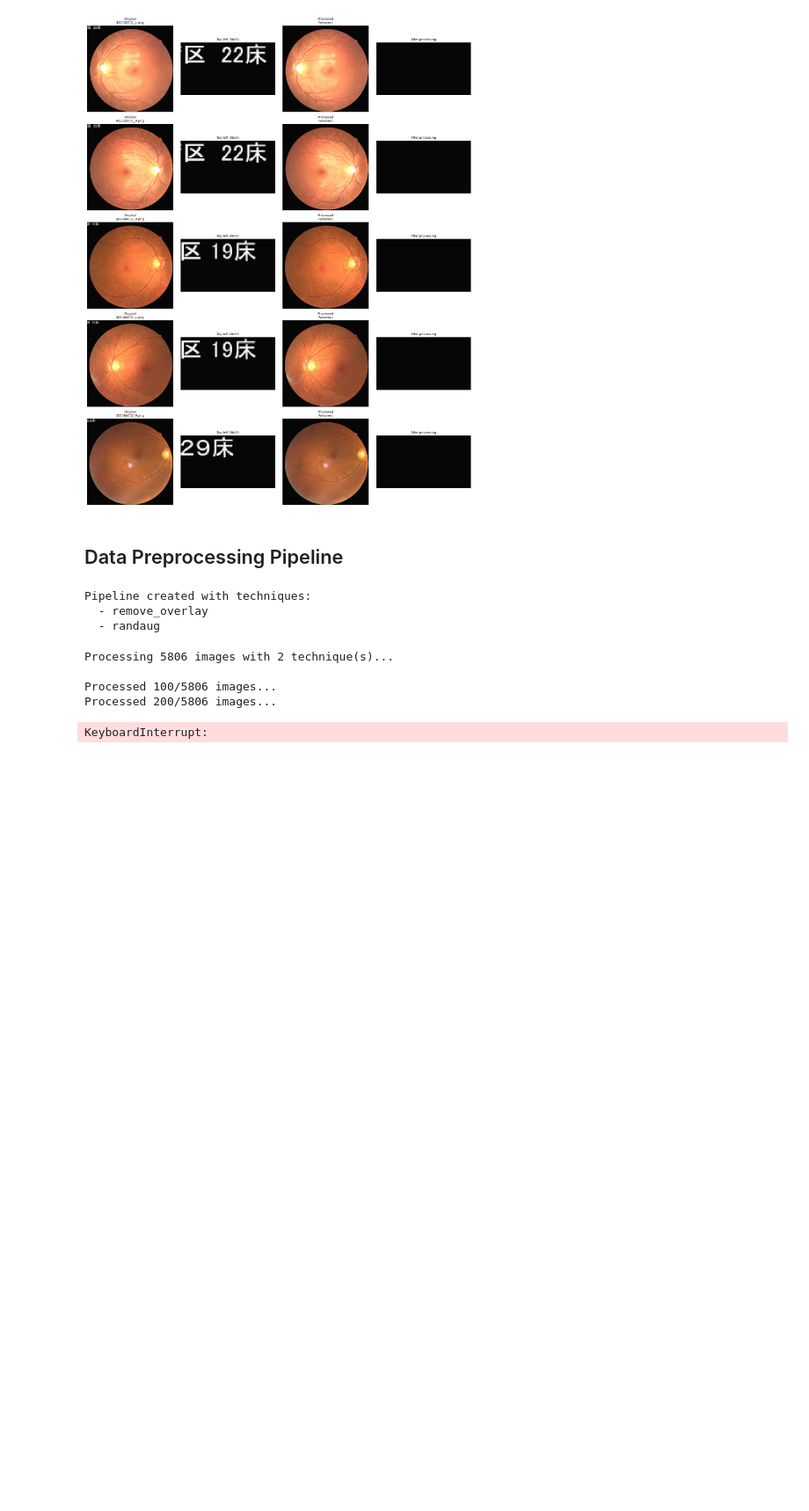
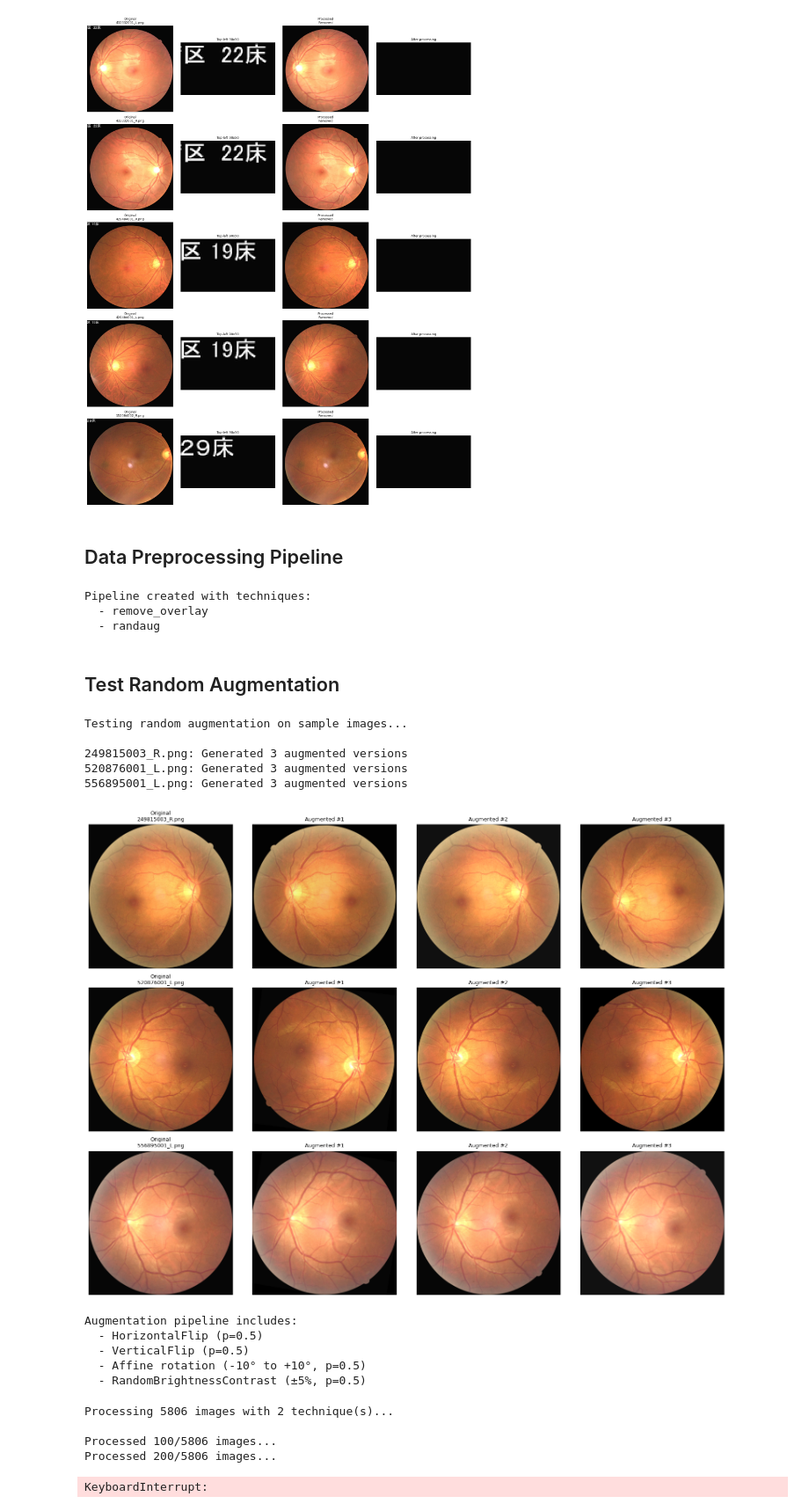
Before and after one commit to Hussain-AB/Project-Retinexis, a Jupyter notebook: CVD Risk/data/Data_prep.ipynb, the cells around one changed output. Shown at 88% size. Saved outputs shown, nothing was run; the diff lists cells and outputs as text; code cells hidden in the pictures; blank space fills up the shorter version.

Commit message:
added a test to visualise randaug

```diff
--- a/CVD Risk/data/Data_prep.ipynb
+++ b/CVD Risk/data/Data_prep.ipynb
@@ -226,6 +226,66 @@ for name, _ in preprocessor.techniques:
 Pipeline created with techniques:
   - remove_overlay
   - randaug
+# %% [markdown]
+## Test Random Augmentation
+# %%
+# Test random augmentation on 3 sample images, showing multiple augmentations
+print("Testing random augmentation on sample images...\n")
+
+# Pick 3 random images from the dataset
+np.random.seed(42)  # For reproducibility
+sample_paths = np.random.choice(retina_images, size=min(3, len(retina_images)), replace=False)
+
+# Show original + 3 augmented versions for each image
+num_augmentations = 3
+fig, axes = plt.subplots(len(sample_paths), num_augmentations + 1,
+                        figsize=(16, 4 * len(sample_paths)))
+
+if len(sample_paths) == 1:
+    axes = np.expand_dims(axes, axis=0)
+
+for i, img_path in enumerate(sample_paths):
+    img_bgr = cv2.imread(img_path)
+    if img_bgr is None:
+        print(f"Failed to read: {img_path}")
+        continue
+
+    img = cv2.cvtColor(img_bgr, cv2.COLOR_BGR2RGB)
+
+    # Show original
+    axes[i, 0].imshow(img)
+    axes[i, 0].set_title(f"Original\n{Path(img_path).name}", fontsize=9)
+    axes[i, 0].axis('off')
+
+    # Show multiple augmented versions
+    for j in range(num_augmentations):
+        augmented = technique_randaug(img.copy())
+        axes[i, j + 1].imshow(augmented)
+        axes[i, j + 1].set_title(f"Augmented #{j+1}", fontsize=9)
+        axes[i, j + 1].axis('off')
+
+    print(f"{Path(img_path).name}: Generated {num_augmentations} augmented versions")
+
+plt.tight_layout()
+plt.show()
+
+print("\nAugmentation pipeline includes:")
+print("  - HorizontalFlip (p=0.5)")
+print("  - VerticalFlip (p=0.5)")
+print("  - Affine rotation (-10° to +10°, p=0.5)")
+print("  - RandomBrightnessContrast (±5%, p=0.5)")
+# %% [output]
+Testing random augmentation on sample images...
+
+249815003_R.png: Generated 3 augmented versions
+520876001_L.png: Generated 3 augmented versions
+556895001_L.png: Generated 3 augmented versions
+[figure, added]
+Augmentation pipeline includes:
+  - HorizontalFlip (p=0.5)
+  - VerticalFlip (p=0.5)
+  - Affine rotation (-10° to +10°, p=0.5)
+  - RandomBrightnessContrast (±5%, p=0.5)
 # %%
 # Run the preprocessing pipeline on all images
 os.environ["KMP_DUPLICATE_LIB_OK"] = "TRUE"
```
